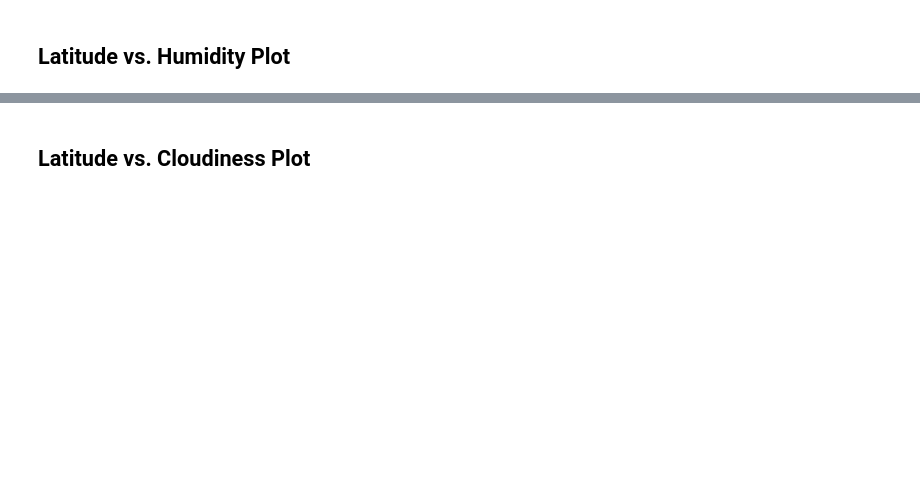
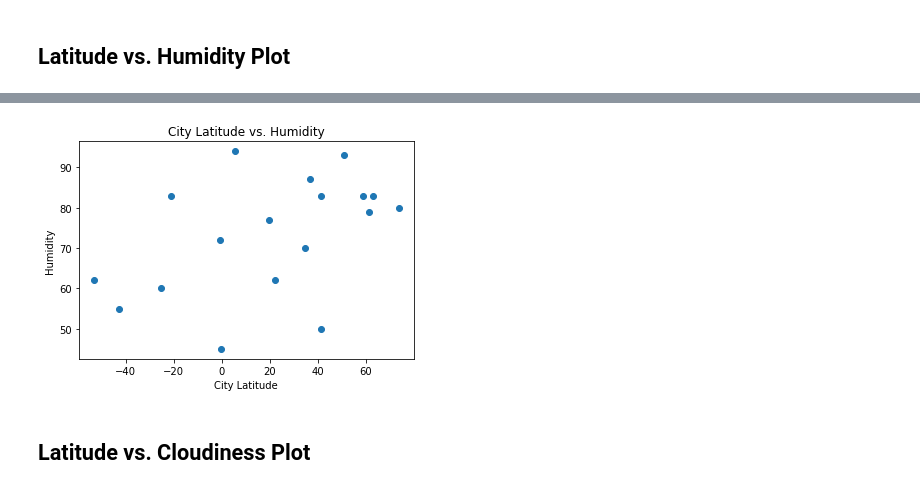
Before and after one commit to ruthhinkle/api-challenge, a Jupyter notebook: WeatherPy-REH.ipynb, the cells around one changed output, grey strips where cells are left out. Cells and saved outputs as stored; diff of their text form; code cells hidden in the pictures; blank space fills up the shorter version.

```diff
--- a/WeatherPy-REH.ipynb
+++ b/WeatherPy-REH.ipynb
@@ -241,2 +269,10 @@ Int64Index([], dtype='int64')
+# %%
+plt.scatter(clean_city_data['Latitude'],clean_city_data['Humidity'])
+plt.xlabel('City Latitude')
+plt.ylabel('Humidity')
+plt.title('City Latitude vs. Humidity')
+plt.show()
+# %% [output]
+[figure, added]
 # %% [markdown]
 ## Latitude vs. Cloudiness Plot
```
Also changed, not shown: parts of 18 cells of this notebook.
